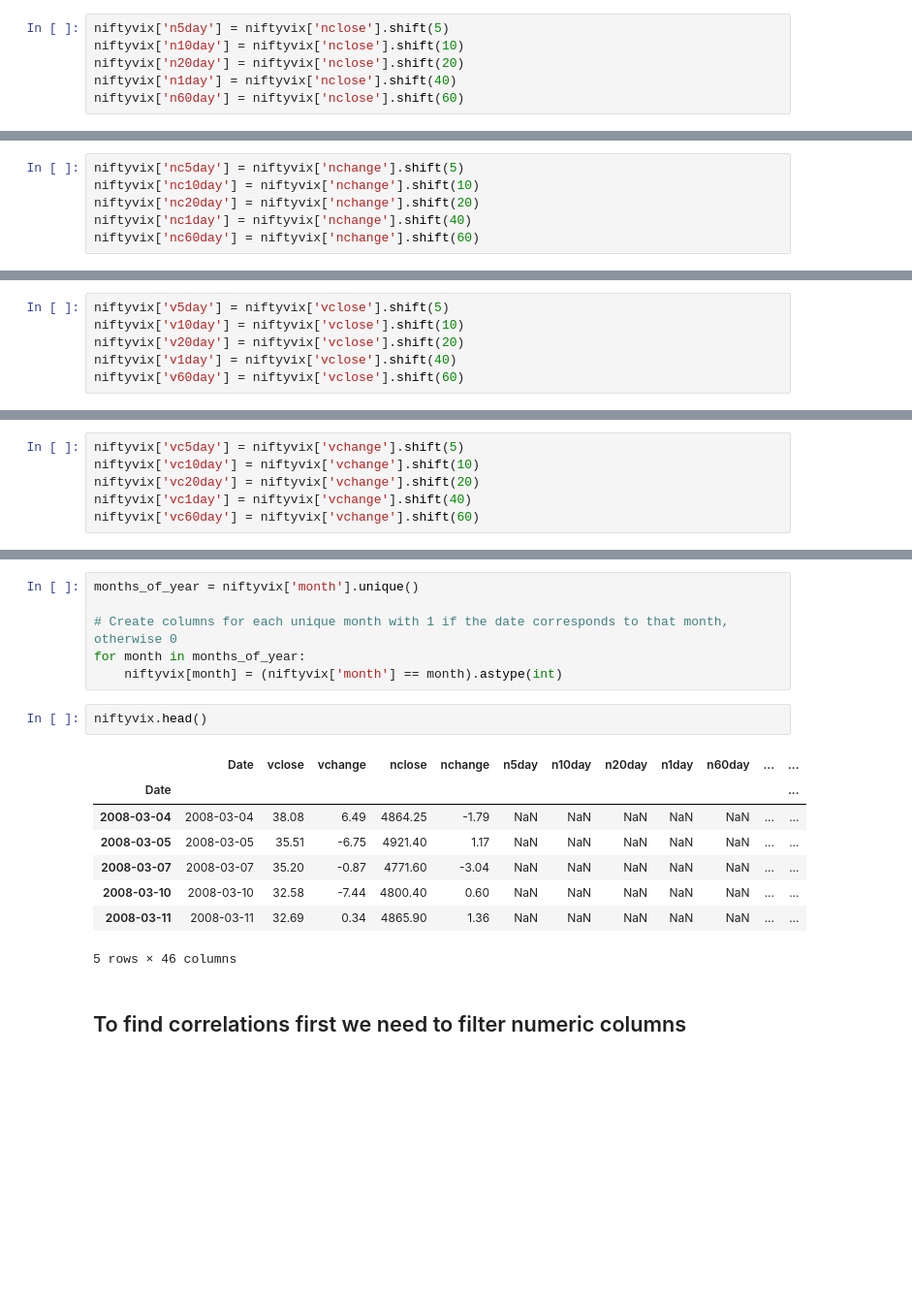
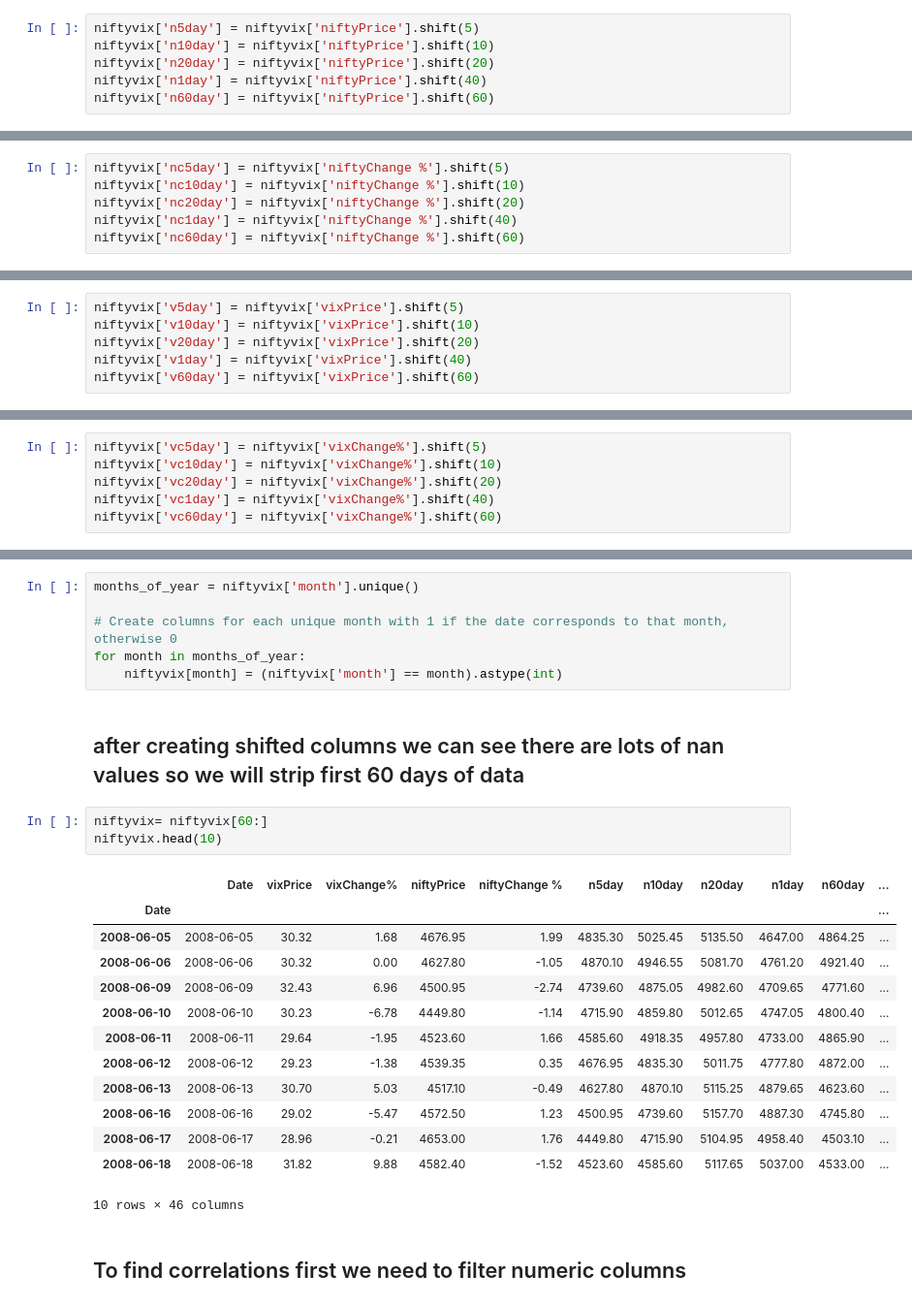
Before and after one commit to albertodavincishekhawat/IndiaVIXanalysis, a Jupyter notebook: AnalysingIndiaVIXdata.ipynb, the cells around one changed output, grey strips where cells are left out. Shown at 97% size. Saved outputs shown, nothing was run; the diff lists cells and outputs as text; blank space fills up the shorter version.

```diff
--- a/AnalysingIndiaVIXdata.ipynb
+++ b/AnalysingIndiaVIXdata.ipynb
@@ -469,33 +471,33 @@ niftyvix.head(1)
 # %% [markdown]
 Adding columns of ***nclose***
 # %%
-niftyvix['n5day'] = niftyvix['nclose'].shift(5)
-niftyvix['n10day'] = niftyvix['nclose'].shift(10)
-niftyvix['n20day'] = niftyvix['nclose'].shift(20)
-niftyvix['n1day'] = niftyvix['nclose'].shift(40)
-niftyvix['n60day'] = niftyvix['nclose'].shift(60)
+niftyvix['n5day'] = niftyvix['niftyPrice'].shift(5)
+niftyvix['n10day'] = niftyvix['niftyPrice'].shift(10)
+niftyvix['n20day'] = niftyvix['niftyPrice'].shift(20)
+niftyvix['n1day'] = niftyvix['niftyPrice'].shift(40)
+niftyvix['n60day'] = niftyvix['niftyPrice'].shift(60)
 # %% [markdown]
 Adding columns of ***nchange***
 # %%
-niftyvix['nc5day'] = niftyvix['nchange'].shift(5)
-niftyvix['nc10day'] = niftyvix['nchange'].shift(10)
-niftyvix['nc20day'] = niftyvix['nchange'].shift(20)
-niftyvix['nc1day'] = niftyvix['nchange'].shift(40)
-niftyvix['nc60day'] = niftyvix['nchange'].shift(60)
+niftyvix['nc5day'] = niftyvix['niftyChange %'].shift(5)
+niftyvix['nc10day'] = niftyvix['niftyChange %'].shift(10)
+niftyvix['nc20day'] = niftyvix['niftyChange %'].shift(20)
+niftyvix['nc1day'] = niftyvix['niftyChange %'].shift(40)
+niftyvix['nc60day'] = niftyvix['niftyChange %'].shift(60)
 # %% [markdown]
 Adding columns of ***vclose***
 # %%
-niftyvix['v5day'] = niftyvix['vclose'].shift(5)
-niftyvix['v10day'] = niftyvix['vclose'].shift(10)
-niftyvix['v20day'] = niftyvix['vclose'].shift(20)
-niftyvix['v1day'] = niftyvix['vclose'].shift(40)
-niftyvix['v60day'] = niftyvix['vclose'].shift(60)
+niftyvix['v5day'] = niftyvix['vixPrice'].shift(5)
+niftyvix['v10day'] = niftyvix['vixPrice'].shift(10)
+niftyvix['v20day'] = niftyvix['vixPrice'].shift(20)
+niftyvix['v1day'] = niftyvix['vixPrice'].shift(40)
+niftyvix['v60day'] = niftyvix['vixPrice'].shift(60)
 # %% [markdown]
 Adding columns of ***vchange***
 # %%
-niftyvix['vc5day'] = niftyvix['vchange'].shift(5)
-niftyvix['vc10day'] = niftyvix['vchange'].shift(10)
-niftyvix['vc20day'] = niftyvix['vchange'].shift(20)
-niftyvix['vc1day'] = niftyvix['vchange'].shift(40)
-niftyvix['vc60day'] = niftyvix['vchange'].shift(60)
+niftyvix['vc5day'] = niftyvix['vixChange%'].shift(5)
+niftyvix['vc10day'] = niftyvix['vixChange%'].shift(10)
+niftyvix['vc20day'] = niftyvix['vixChange%'].shift(20)
+niftyvix['vc1day'] = niftyvix['vixChange%'].shift(40)
+niftyvix['vc60day'] = niftyvix['vixChange%'].shift(60)
 # %%
@@ -556,17 +542,25 @@ months_of_year = niftyvix['month'].unique()
 # Create columns for each unique month with 1 if the date corresponds to that month, otherwise 0
 for month in months_of_year:
     niftyvix[month] = (niftyvix['month'] == month).astype(int)
+# %% [markdown]
+## after creating shifted columns we can see there are lots of nan values so we will strip first 60 days of data
 # %%
-niftyvix.head()
+niftyvix= niftyvix[60:]
+niftyvix.head(10)
 # %% [output]
-|  | Date | vclose | vchange | nclose | nchange | n5day | n10day | n20day | n1day | n60day | ... | ... |
-| Date |  |  |  |  |  |  |  |  |  |  |  | ... |
-| 2008-03-04 | 2008-03-04 | 38.08 | 6.49 | 4864.25 | -1.79 | NaN | NaN | NaN | NaN | NaN | ... | ... |
-| 2008-03-05 | 2008-03-05 | 35.51 | -6.75 | 4921.40 | 1.17 | NaN | NaN | NaN | NaN | NaN | ... | ... |
-| 2008-03-07 | 2008-03-07 | 35.20 | -0.87 | 4771.60 | -3.04 | NaN | NaN | NaN | NaN | NaN | ... | ... |
-| 2008-03-10 | 2008-03-10 | 32.58 | -7.44 | 4800.40 | 0.60 | NaN | NaN | NaN | NaN | NaN | ... | ... |
-| 2008-03-11 | 2008-03-11 | 32.69 | 0.34 | 4865.90 | 1.36 | NaN | NaN | NaN | NaN | NaN | ... | ... |
+|  | Date | vixPrice | vixChange% | niftyPrice | niftyChange % | n5day | n10day | n20day | n1day | n60day | ... |
+| Date |  |  |  |  |  |  |  |  |  |  | ... |
+| 2008-06-05 | 2008-06-05 | 30.32 | 1.68 | 4676.95 | 1.99 | 4835.30 | 5025.45 | 5135.50 | 4647.00 | 4864.25 | ... |
+| 2008-06-06 | 2008-06-06 | 30.32 | 0.00 | 4627.80 | -1.05 | 4870.10 | 4946.55 | 5081.70 | 4761.20 | 4921.40 | ... |
+| 2008-06-09 | 2008-06-09 | 32.43 | 6.96 | 4500.95 | -2.74 | 4739.60 | 4875.05 | 4982.60 | 4709.65 | 4771.60 | ... |
+| 2008-06-10 | 2008-06-10 | 30.23 | -6.78 | 4449.80 | -1.14 | 4715.90 | 4859.80 | 5012.65 | 4747.05 | 4800.40 | ... |
+| 2008-06-11 | 2008-06-11 | 29.64 | -1.95 | 4523.60 | 1.66 | 4585.60 | 4918.35 | 4957.80 | 4733.00 | 4865.90 | ... |
+| 2008-06-12 | 2008-06-12 | 29.23 | -1.38 | 4539.35 | 0.35 | 4676.95 | 4835.30 | 5011.75 | 4777.80 | 4872.00 | ... |
+| 2008-06-13 | 2008-06-13 | 30.70 | 5.03 | 4517.10 | -0.49 | 4627.80 | 4870.10 | 5115.25 | 4879.65 | 4623.60 | ... |
+| 2008-06-16 | 2008-06-16 | 29.02 | -5.47 | 4572.50 | 1.23 | 4500.95 | 4739.60 | 5157.70 | 4887.30 | 4745.80 | ... |
+| 2008-06-17 | 2008-06-17 | 28.96 | -0.21 | 4653.00 | 1.76 | 4449.80 | 4715.90 | 5104.95 | 4958.40 | 4503.10 | ... |
+| 2008-06-18 | 2008-06-18 | 31.82 | 9.88 | 4582.40 | -1.52 | 4523.60 | 4585.60 | 5117.65 | 5037.00 | 4533.00 | ... |
-5 rows × 46 columns
+10 rows × 46 columns
 # %% [markdown]
 ## To find correlations first we need to filter numeric columns
 # %%
```
Also changed, not shown: parts of 42 cells of this notebook, 5 other files.
